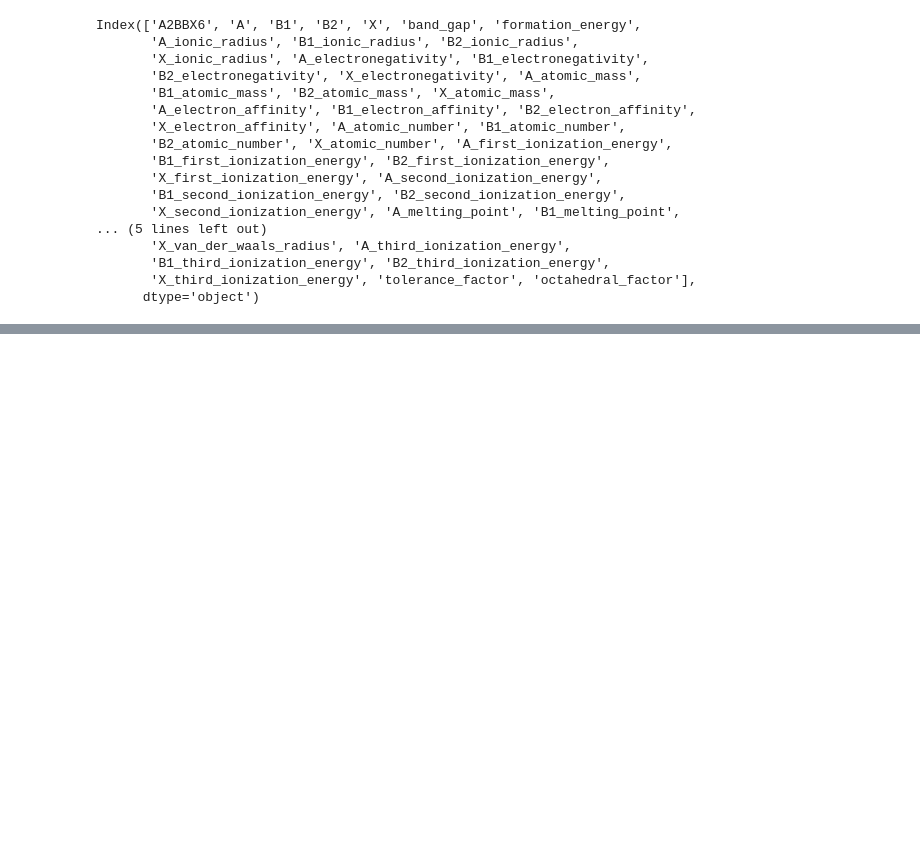
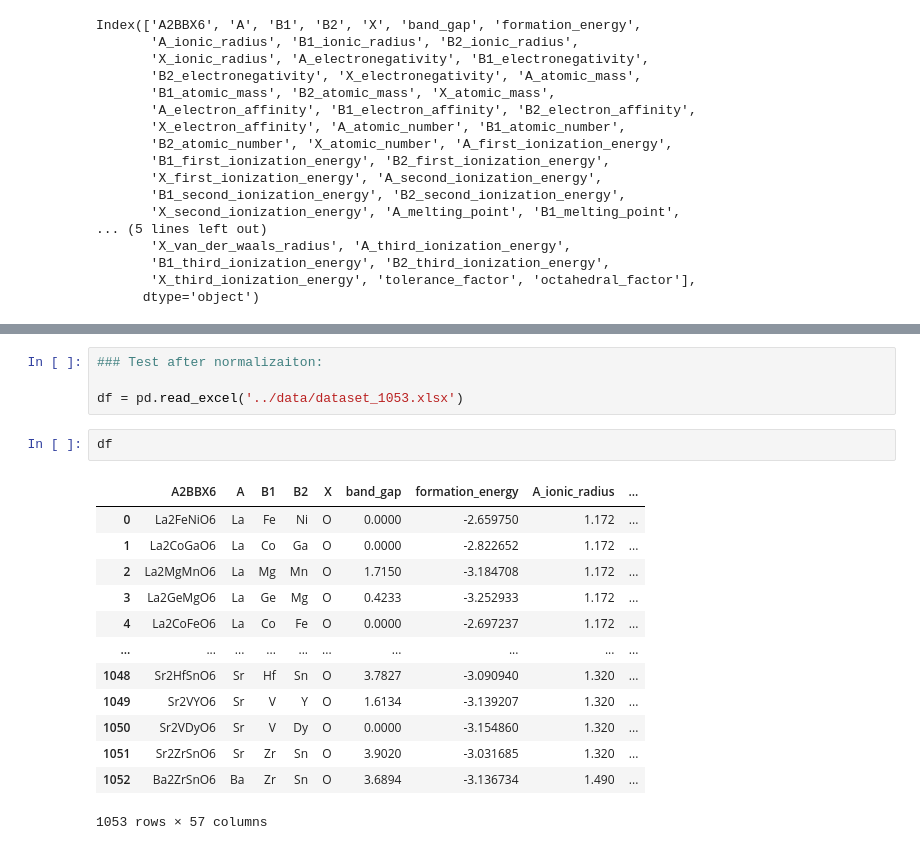
Before and after one commit to jetyue04/bandgap-prediction, a Jupyter notebook: notebooks/test.ipynb, the cells around one changed output, grey strips where cells are left out. Drawn from its saved outputs; the diff is of its cells as text; blank space fills up the shorter version.

```diff
--- a/notebooks/test.ipynb
+++ b/notebooks/test.ipynb
@@ -33,0 +56,20 @@ Index(['A2BBX6', 'A', 'B1', 'B2', 'X', 'band_gap', 'formation_energy',
+# %%
+### Test after normalizaiton:
+
+df = pd.read_excel('../data/dataset_1053.xlsx')
+# %%
+df
+# %% [output]
+|  | A2BBX6 | A | B1 | B2 | X | band_gap | formation_energy | A_ionic_radius | ... |
+| 0 | La2FeNiO6 | La | Fe | Ni | O | 0.0000 | -2.659750 | 1.172 | ... |
+| 1 | La2CoGaO6 | La | Co | Ga | O | 0.0000 | -2.822652 | 1.172 | ... |
+| 2 | La2MgMnO6 | La | Mg | Mn | O | 1.7150 | -3.184708 | 1.172 | ... |
+| 3 | La2GeMgO6 | La | Ge | Mg | O | 0.4233 | -3.252933 | 1.172 | ... |
+| 4 | La2CoFeO6 | La | Co | Fe | O | 0.0000 | -2.697237 | 1.172 | ... |
+| ... | ... | ... | ... | ... | ... | ... | ... | ... | ... |
+| 1048 | Sr2HfSnO6 | Sr | Hf | Sn | O | 3.7827 | -3.090940 | 1.320 | ... |
+| 1049 | Sr2VYO6 | Sr | V | Y | O | 1.6134 | -3.139207 | 1.320 | ... |
+| 1050 | Sr2VDyO6 | Sr | V | Dy | O | 0.0000 | -3.154860 | 1.320 | ... |
+| 1051 | Sr2ZrSnO6 | Sr | Zr | Sn | O | 3.9020 | -3.031685 | 1.320 | ... |
+| 1052 | Ba2ZrSnO6 | Ba | Zr | Sn | O | 3.6894 | -3.136734 | 1.490 | ... |
+1053 rows × 57 columns
```
Also changed, not shown: parts of 7 cells of this notebook, 4 other files.
